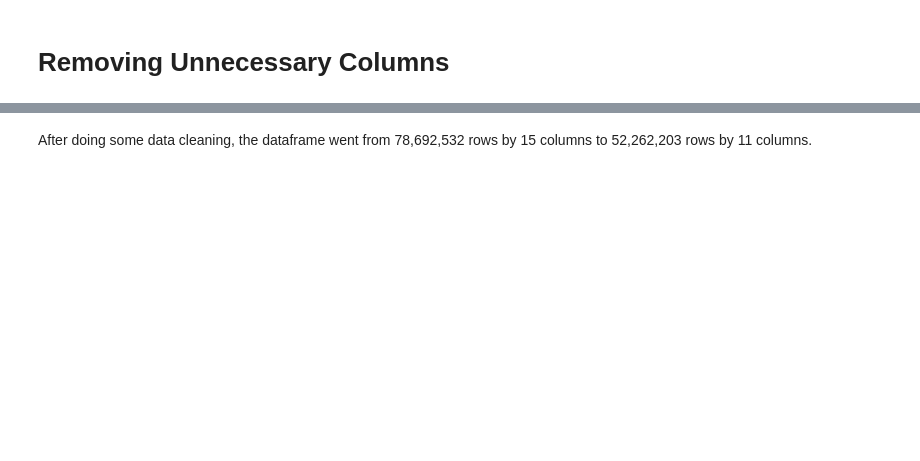
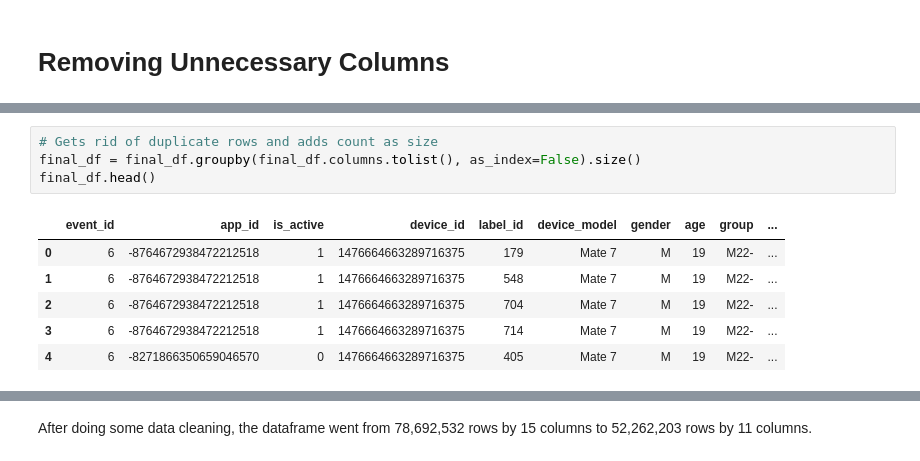
Before and after one commit to jhl126/Talking-Data-User-Demographics, a Jupyter notebook: Final Capstone EDA.ipynb, the cells around one changed output, grey strips where cells are left out. Saved outputs shown, nothing was run; the diff lists cells and outputs as text; blank space fills up the shorter version.

```diff
--- a/Final Capstone EDA.ipynb
+++ b/Final Capstone EDA.ipynb
@@ -665 +657,12 @@ final_df.head()
 [interactive output not drawn]
+# %%
+# Gets rid of duplicate rows and adds count as size
+final_df = final_df.groupby(final_df.columns.tolist(), as_index=False).size()
+final_df.head()
+# %% [output]
+|  | event_id | app_id | is_active | device_id | label_id | device_model | gender | age | group | ... |
+| 0 | 6 | -8764672938472212518 | 1 | 1476664663289716375 | 179 | Mate 7 | M | 19 | M22- | ... |
+| 1 | 6 | -8764672938472212518 | 1 | 1476664663289716375 | 548 | Mate 7 | M | 19 | M22- | ... |
+| 2 | 6 | -8764672938472212518 | 1 | 1476664663289716375 | 704 | Mate 7 | M | 19 | M22- | ... |
+| 3 | 6 | -8764672938472212518 | 1 | 1476664663289716375 | 714 | Mate 7 | M | 19 | M22- | ... |
+| 4 | 6 | -8271866350659046570 | 0 | 1476664663289716375 | 405 | Mate 7 | M | 19 | M22- | ... |
```
Also changed, not shown: parts of 20 cells of this notebook.
